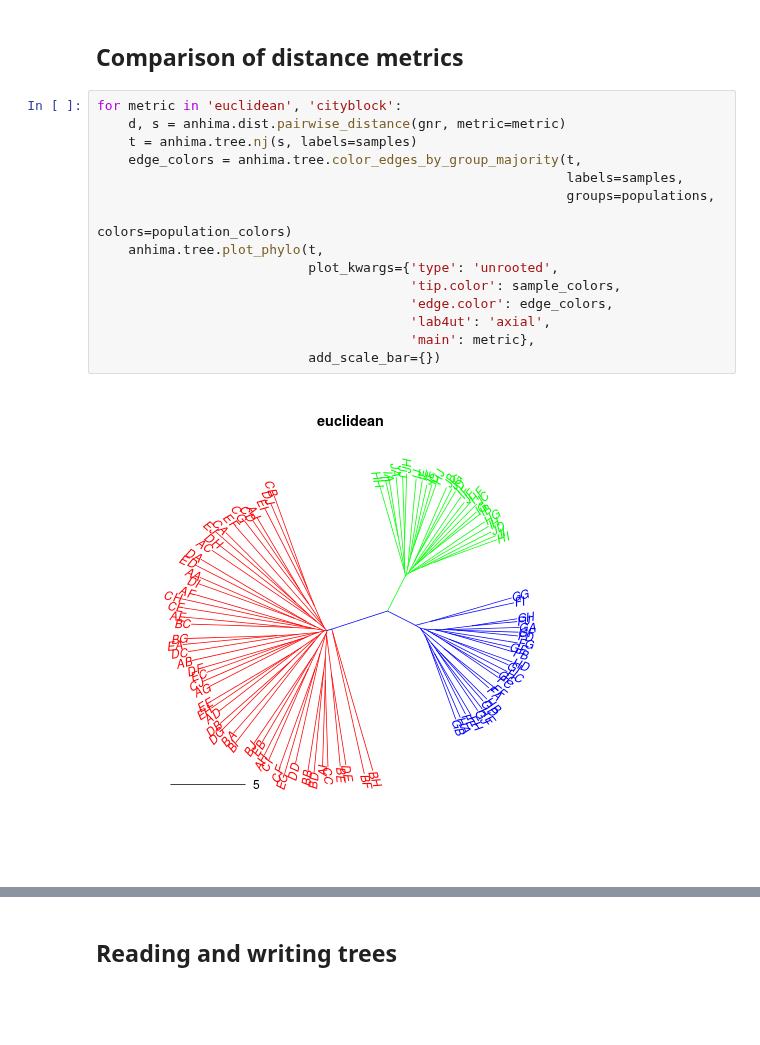
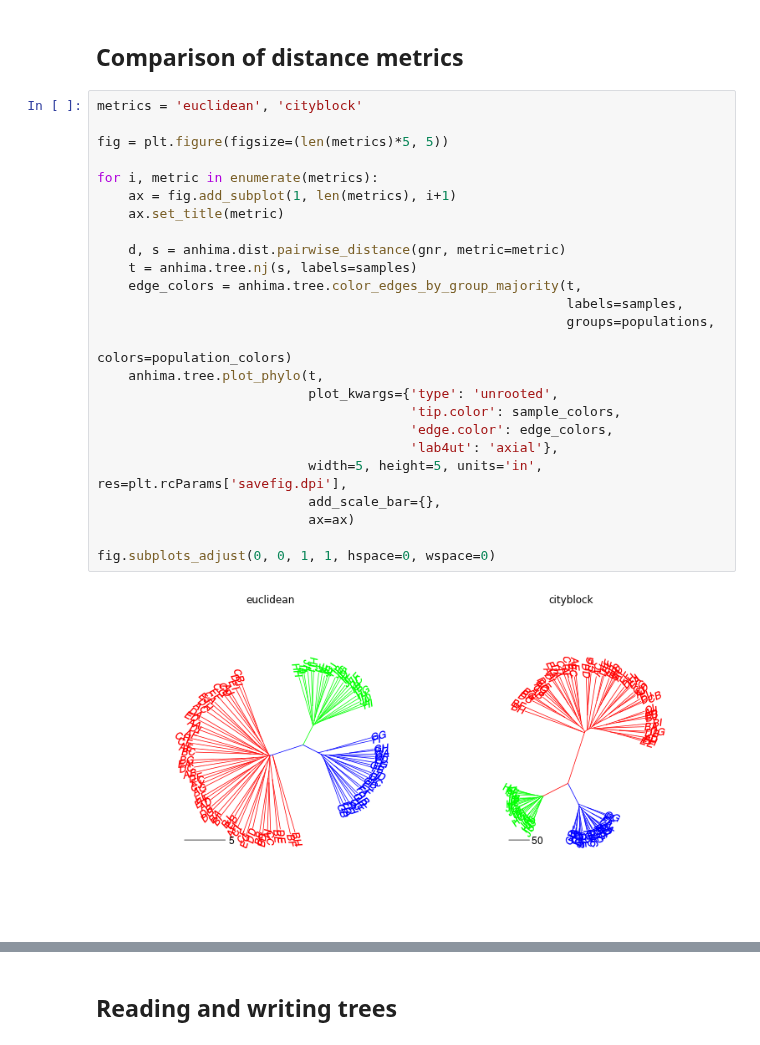
Before and after one commit to alimanfoo/anhima, a Jupyter notebook: examples/tree.ipynb, the cells around one changed output, grey strips where cells are left out. Saved outputs shown, nothing was run; the diff lists cells and outputs as text; blank space fills up the shorter version.

```diff
--- a/examples/tree.ipynb
+++ b/examples/tree.ipynb
@@ -78,19 +78,29 @@ anhima.tree.plot_phylo(tr, plot_kwargs={'type': 'unrooted',
 # %% [markdown]
 ## Comparison of distance metrics
 # %%
-for metric in 'euclidean', 'cityblock':
+metrics = 'euclidean', 'cityblock'
+
+fig = plt.figure(figsize=(len(metrics)*5, 5))
+
+for i, metric in enumerate(metrics):
+    ax = fig.add_subplot(1, len(metrics), i+1)
+    ax.set_title(metric)
+
     d, s = anhima.dist.pairwise_distance(gnr, metric=metric)
     t = anhima.tree.nj(s, labels=samples)
     edge_colors = anhima.tree.color_edges_by_group_majority(t,
                                                             labels=samples,
                                                             groups=populations,
                                                             colors=population_colors)
     anhima.tree.plot_phylo(t,
                            plot_kwargs={'type': 'unrooted',
                                         'tip.color': sample_colors,
                                         'edge.color': edge_colors,
-                                        'lab4ut': 'axial',
-                                        'main': metric},
-                           add_scale_bar={})
+                                        'lab4ut': 'axial'},
+                           width=5, height=5, units='in', res=plt.rcParams['savefig.dpi'],
+                           add_scale_bar={},
+                           ax=ax)
+
+fig.subplots_adjust(0, 0, 1, 1, hspace=0, wspace=0)
 # %% [output]
-[figure, old version]
+[figure, new version]
```
Also changed, not shown: parts of 5 cells of this notebook, 7 other files.
